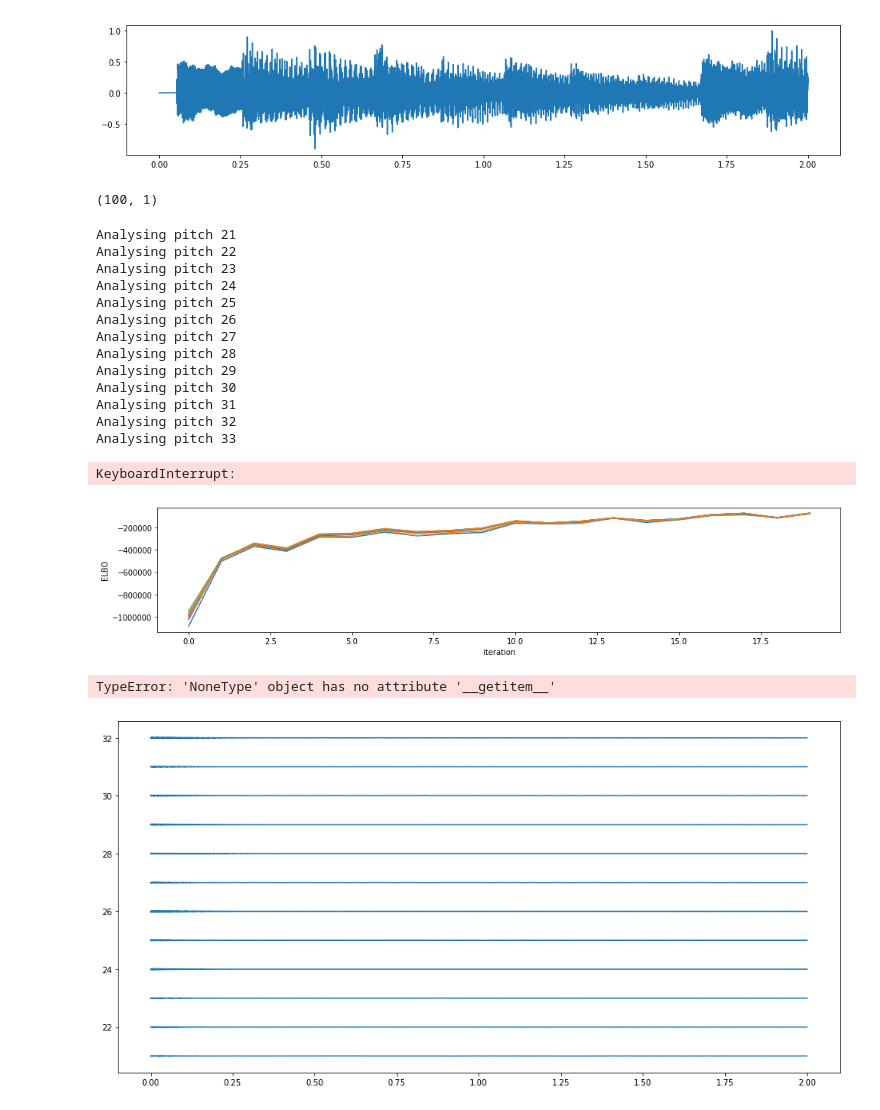
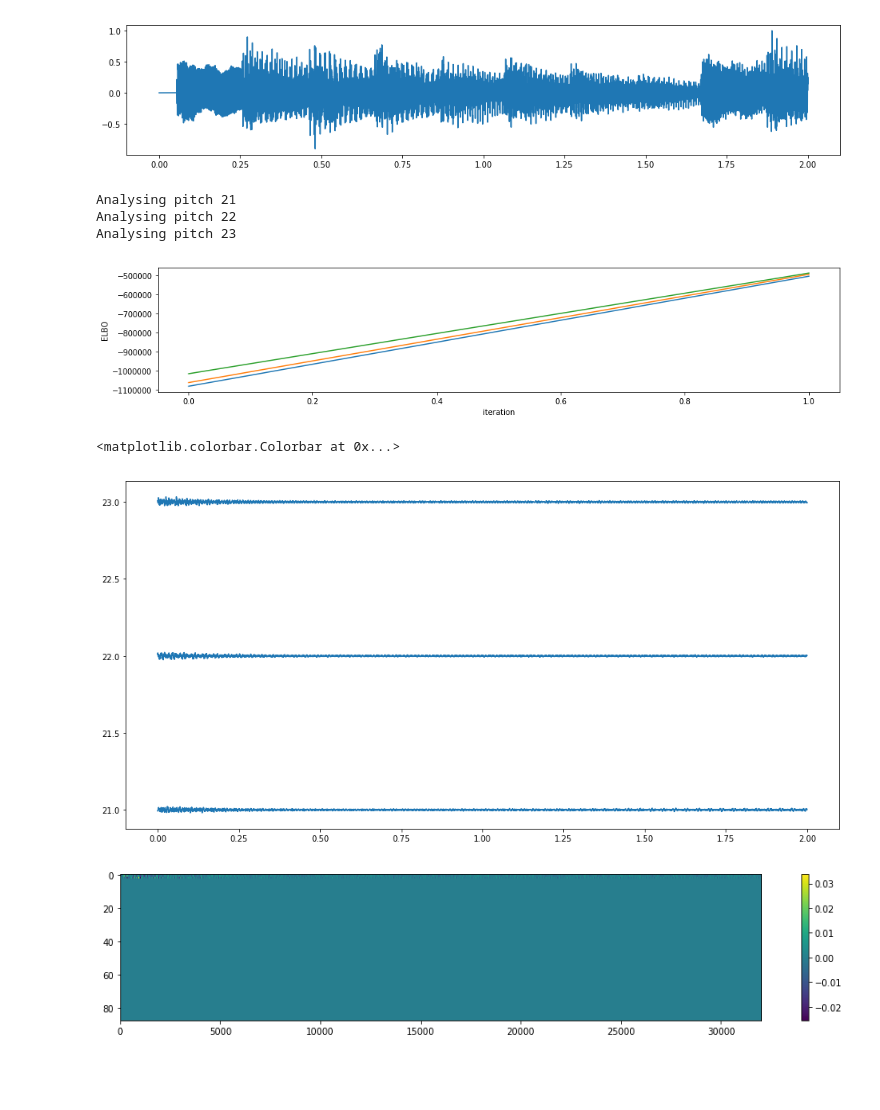
Before and after one commit to PabloAlvarado/gpitch, a Jupyter notebook: scripts/demos/notebooks/svi/demo_pitch_detection_all_88.ipynb, the cells around one changed output. Cells and saved outputs as stored; diff of their text form; code cells hidden in the pictures; blank space fills up the shorter version.

```diff
--- a/scripts/demos/notebooks/svi/demo_pitch_detection_all_88.ipynb
+++ b/scripts/demos/notebooks/svi/demo_pitch_detection_all_88.ipynb
@@ -45,13 +45,11 @@ plt.plot(xtest, ytest)
 [figure]
 # %%
 dec = 320
-maxiter = 200
+maxiter = 20
 minibatch_size = 200
 learning_rate = 0.01
 ztest = xtest[::dec].copy()
 #ztest.shape
-# %% [output]
-(100, 1)
 # %%
 m_bg = pickle.load(open(pickleloc + "maps_background.p", "rb")) # load background model
 # %%
@@ -61,13 +59,16 @@ all_var_f = [None]*Np
 all_var_g = [None]*Np
 
 a, b = 0, Ntest
-for i in range(Np):
+for i in range(3):
     print('Analysing pitch ' + str(midi[i]))
     kf = [m[i].kern_com, m_bg.kern_com]
     kg = [m[i].kern_act, m_bg.kern_act]
     mloo = gpitch.loogp.LooGP(X=xtest, Y=ytest, kf=kf, kg=kg, Z=ztest,
                               minibatch_size=minibatch_size)
     mloo.optimize_svi(maxiter=maxiter, learning_rate=learning_rate)
+
+    mloo.kern_f1.fixed = True
+    mloo.kern_f2.fixed = True
 
     mean_f, var_f, mean_g, var_g = mloo.predict_all(xtest[a:b])
 
@@ -86,29 +87,19 @@ for i in range(Np):
 Analysing pitch 21
 Analysing pitch 22
 Analysing pitch 23
-Analysing pitch 24
-Analysing pitch 25
-Analysing pitch 26
-Analysing pitch 27
-Analysing pitch 28
-Analysing pitch 29
-Analysing pitch 30
-Analysing pitch 31
-Analysing pitch 32
-Analysing pitch 33
-KeyboardInterrupt:
-[figure, old version]
+[figure, new version]
 # %%
 piano_roll = np.zeros((Np, Ntest))
-for i in range(Np):
+for i in range(3):
     source = logistic(all_mean_g[i][0]) * all_mean_f[i][0]
     piano_roll[i, :] = source.copy()
     plt.figure(1, figsize=(16, 8))
     plt.plot(xtest, source + float(midi[i]), 'C0')
 
 plt.figure()
 plt.imshow(piano_roll, aspect='auto')
 plt.colorbar()
 # %% [output]
-TypeError: 'NoneType' object has no attribute '__getitem__'
+<matplotlib.colorbar.Colorbar at 0x...>
-[figure, old version]
+[figure, new version]
+[figure, added]
```
Also changed, not shown: parts of 4 cells of this notebook, 1 other file.
